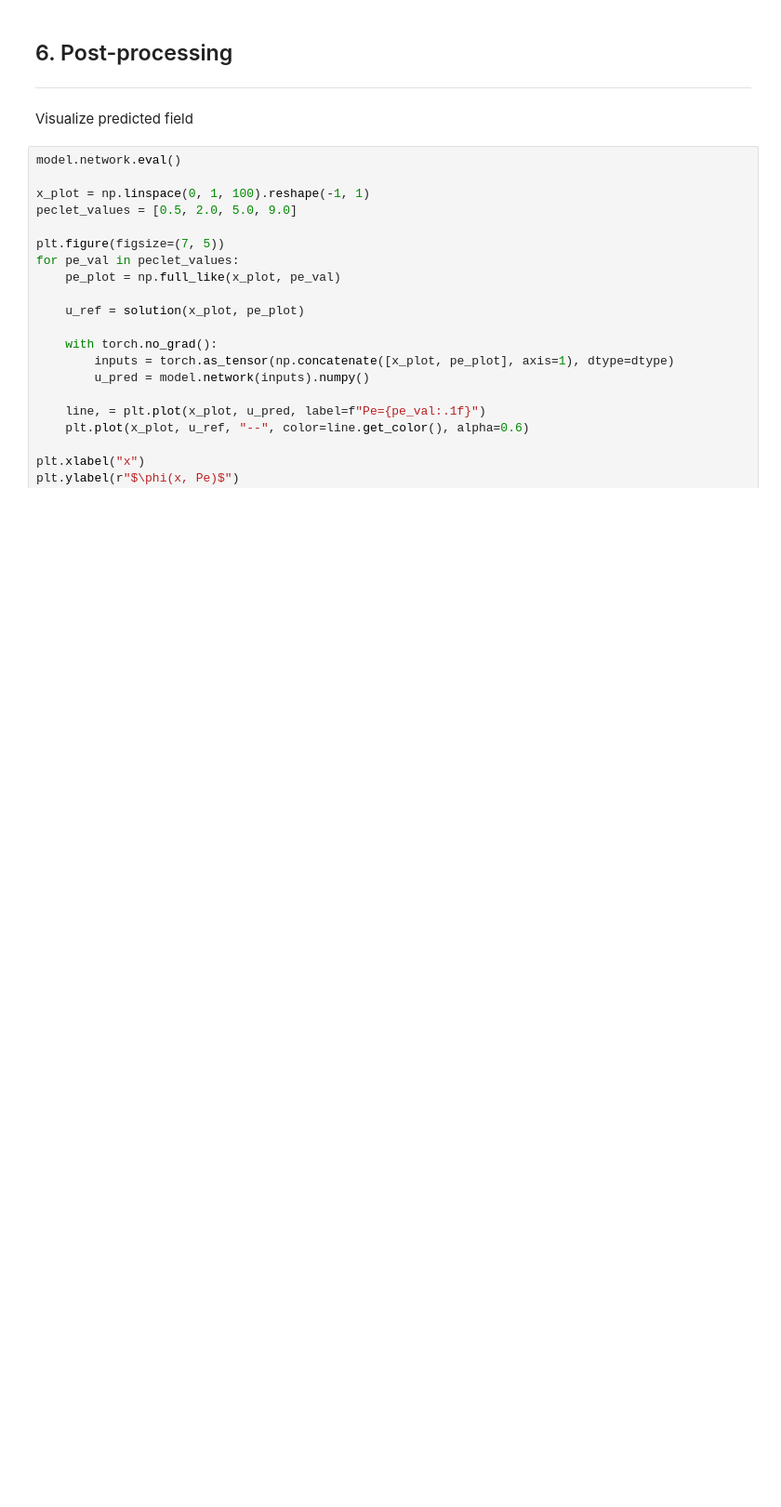
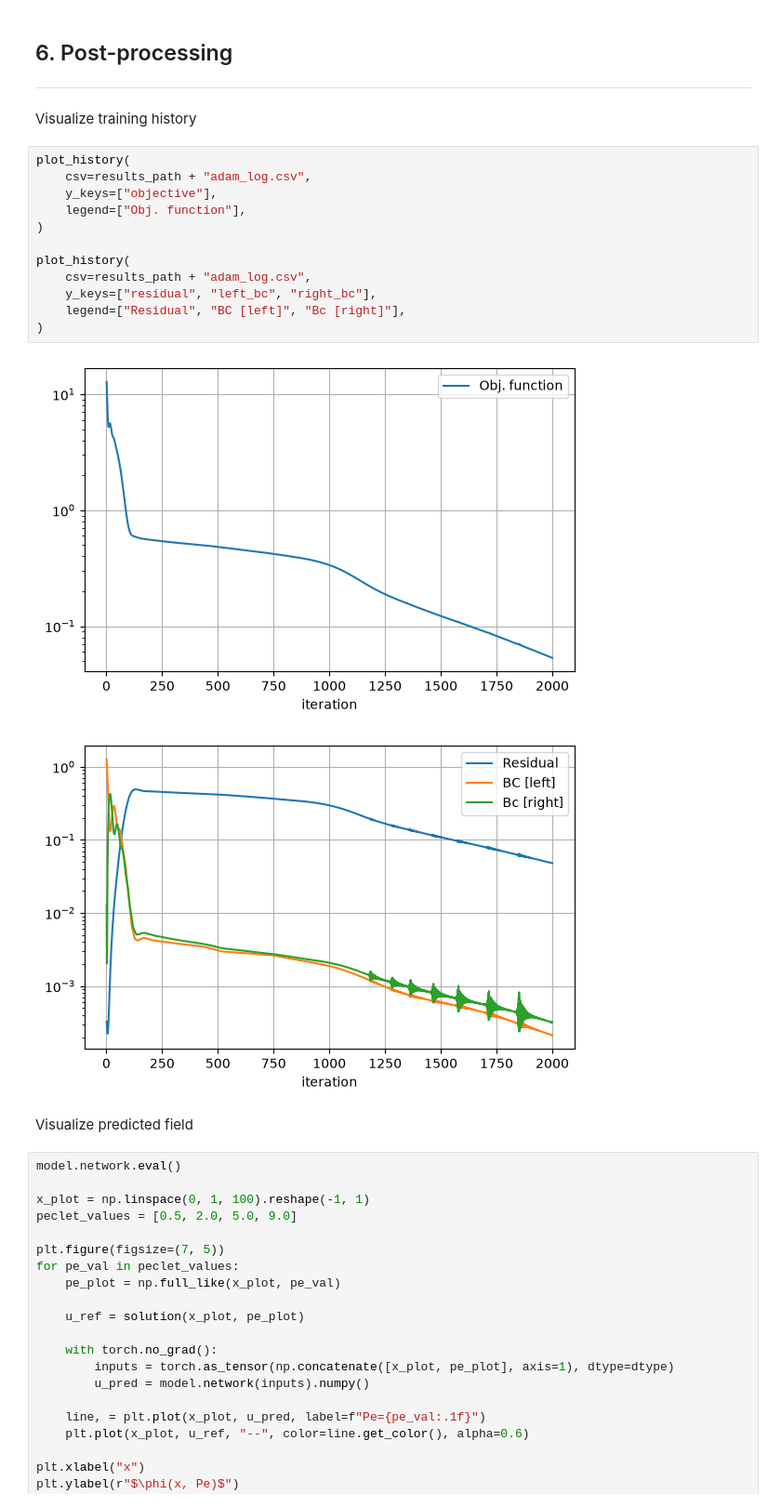
Before and after one commit to LABOSS-UFMG/sciml, a Jupyter notebook: tutorials/t0.ipynb, the cells around one changed output. Shown at 93% size. Cells and saved outputs as stored; diff of their text form; blank space fills up the shorter version.

Commit message:
plot_history

```diff
--- a/tutorials/t0.ipynb
+++ b/tutorials/t0.ipynb
@@ -237,6 +239,23 @@ Iteration 2000 - 167.3 it/s
 # %% [markdown]
 ## 6. Post-processing
 ---
+# %% [markdown]
+Visualize training history
+# %%
+plot_history(
+    csv=results_path + "adam_log.csv",
+    y_keys=["objective"],
+    legend=["Obj. function"],
+)
+
+plot_history(
+    csv=results_path + "adam_log.csv",
+    y_keys=["residual", "left_bc", "right_bc"],
+    legend=["Residual", "BC [left]", "Bc [right]"],
+)
+# %% [output]
+[figure, added]
+[figure, added]
 # %% [markdown]
 Visualize predicted field
 # %%
```
Also changed, not shown: parts of 4 cells of this notebook, 6 other files.
